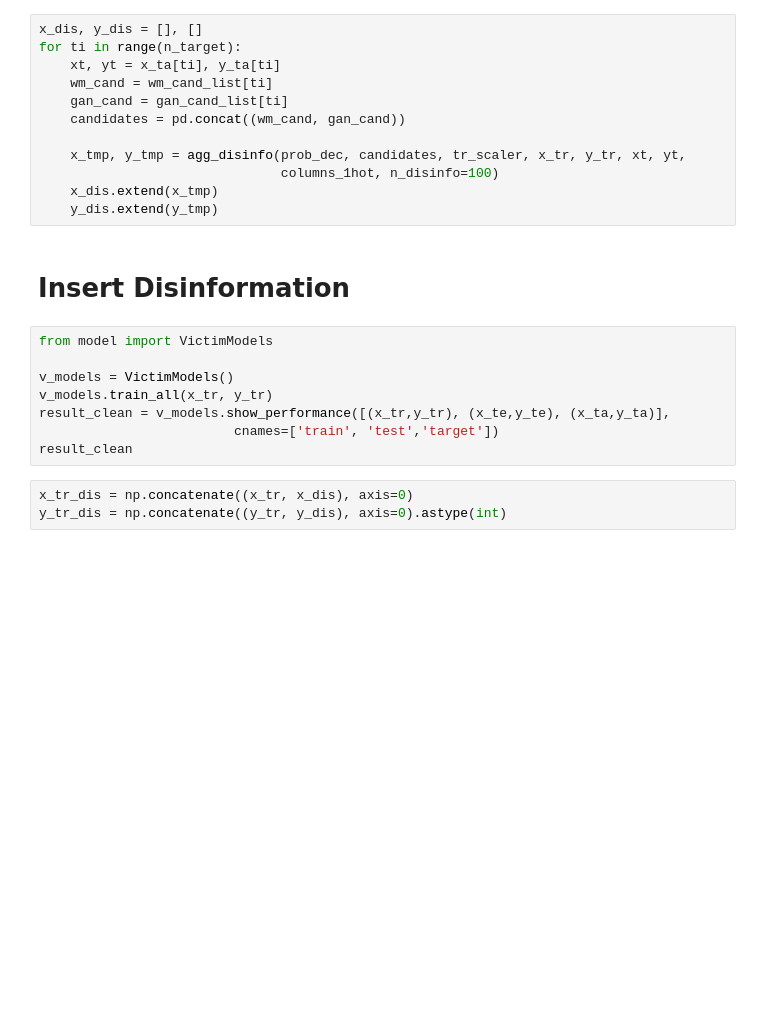
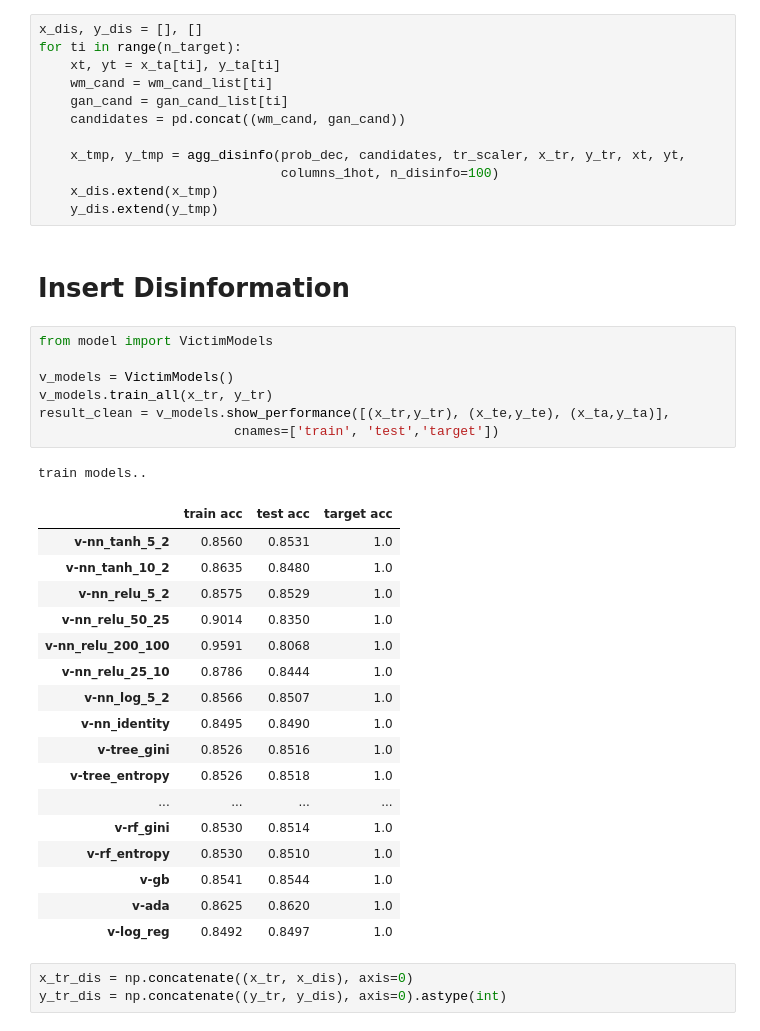
Before and after one commit to geonheo/Redactor, a Jupyter notebook: Tutorial.ipynb, the cells around one changed output. Saved outputs shown, nothing was run; the diff lists cells and outputs as text; blank space fills up the shorter version.

```diff
--- a/Tutorial.ipynb
+++ b/Tutorial.ipynb
@@ -101,11 +122,29 @@ for ti in range(n_target):
 # %%
 from model import VictimModels
 
 v_models = VictimModels()
 v_models.train_all(x_tr, y_tr)
 result_clean = v_models.show_performance([(x_tr,y_tr), (x_te,y_te), (x_ta,y_ta)],
                          cnames=['train', 'test','target'])
-result_clean
+# %% [output]
+train models..
+|  | train acc | test acc | target acc |
+| v-nn_tanh_5_2 | 0.8560 | 0.8531 | 1.0 |
+| v-nn_tanh_10_2 | 0.8635 | 0.8480 | 1.0 |
+| v-nn_relu_5_2 | 0.8575 | 0.8529 | 1.0 |
+| v-nn_relu_50_25 | 0.9014 | 0.8350 | 1.0 |
+| v-nn_relu_200_100 | 0.9591 | 0.8068 | 1.0 |
+| v-nn_relu_25_10 | 0.8786 | 0.8444 | 1.0 |
+| v-nn_log_5_2 | 0.8566 | 0.8507 | 1.0 |
+| v-nn_identity | 0.8495 | 0.8490 | 1.0 |
+| v-tree_gini | 0.8526 | 0.8516 | 1.0 |
+| v-tree_entropy | 0.8526 | 0.8518 | 1.0 |
+| ... | ... | ... | ... |
+| v-rf_gini | 0.8530 | 0.8514 | 1.0 |
+| v-rf_entropy | 0.8530 | 0.8510 | 1.0 |
+| v-gb | 0.8541 | 0.8544 | 1.0 |
+| v-ada | 0.8625 | 0.8620 | 1.0 |
+| v-log_reg | 0.8492 | 0.8497 | 1.0 |
 # %%
 x_tr_dis = np.concatenate((x_tr, x_dis), axis=0)
 y_tr_dis = np.concatenate((y_tr, y_dis), axis=0).astype(int)
```
Also changed, not shown: parts of 13 cells of this notebook, 3 other files.
